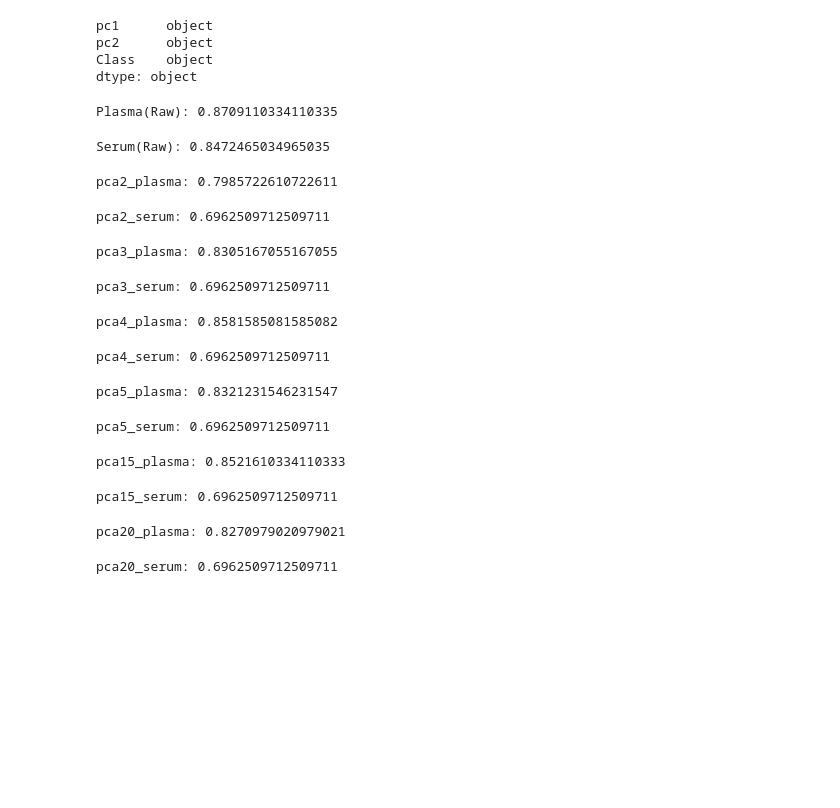
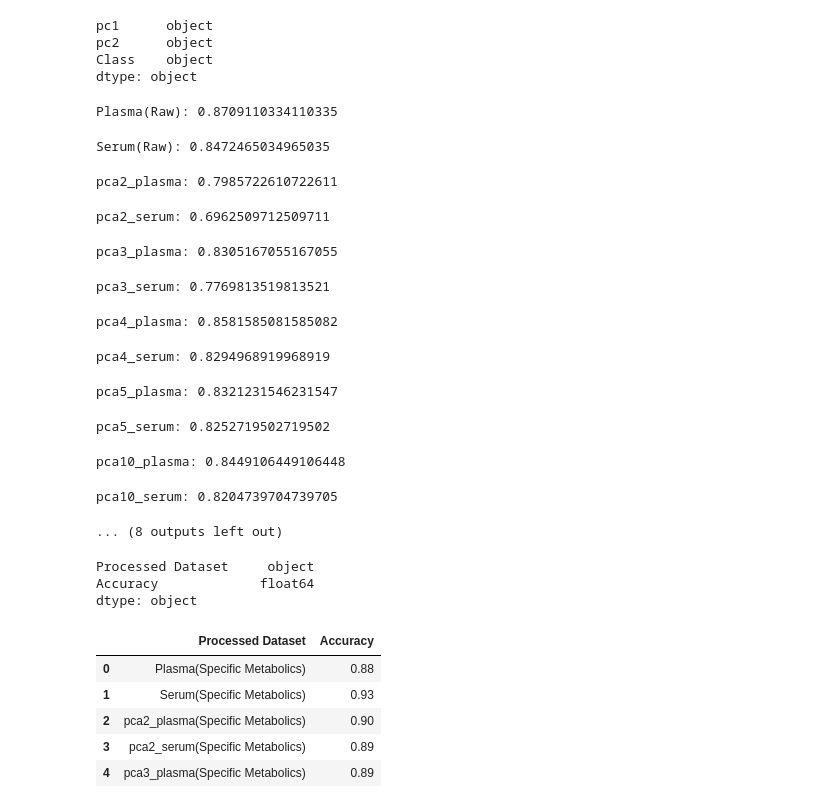
Before and after one commit to utshabkg/lung_cancer_biomarker, a Jupyter notebook: plasma_serum_raw_accuracy.ipynb, the cells around one changed output. Drawn from its saved outputs; the diff is of its cells as text; code cells hidden in the pictures; blank space fills up the shorter version.

```diff
--- a/plasma_serum_raw_accuracy.ipynb
+++ b/plasma_serum_raw_accuracy.ipynb
@@ -347,13 +348,16 @@ dtype: object
 # plasma
 # %%
 accuracy = []
-for k in [0, 2, 3, 4, 5, 15, 20]:
+for k in [0, 2, 3, 4, 5, 10, 15, 20, 22, 23]:
     if k==0:
         name = ['Plasma(Raw)', 'Serum(Raw)']
         dfs = [plasma, serum]
+    elif k==22 or k==23:
+        name = [f'tsne{k-20}_plasma', f'tsne{k-20}_serum']
+        dfs = [vars()[f'tsne{k-20}_plasma_df'], vars()[f'tsne{k-20}_serum_df']]
     else:
         name = [f'pca{k}_plasma', f'pca{k}_serum']
-        dfs = [vars()[f'pca{k}_plasma_df'], vars()[f'pca2_serum_df']]
+        dfs = [vars()[f'pca{k}_plasma_df'], vars()[f'pca{k}_serum_df']]
 
     random_state = 42
 
@@ -385,16 +389,31 @@ Serum(Raw): 0.8472465034965035
 pca2_plasma: 0.7985722610722611
 pca2_serum: 0.6962509712509711
 pca3_plasma: 0.8305167055167055
-pca3_serum: 0.6962509712509711
+pca3_serum: 0.7769813519813521
 pca4_plasma: 0.8581585081585082
-pca4_serum: 0.6962509712509711
+pca4_serum: 0.8294968919968919
 pca5_plasma: 0.8321231546231547
-pca5_serum: 0.6962509712509711
+pca5_serum: 0.8252719502719502
-pca15_plasma: 0.8521610334110333
+pca10_plasma: 0.8449106449106448
-pca15_serum: 0.6962509712509711
+pca10_serum: 0.8204739704739705
-pca20_plasma: 0.8270979020979021
+... (8 outputs left out)
-pca20_serum: 0.6962509712509711
 # %%
 accuracy_df = pd.DataFrame(accuracy, columns=['Processed Dataset', 'Accuracy'])
 # %%
 accuracy_df.to_csv('accuracy/accuracy_Raw.csv')
+accuracy_df['Accuracy'] = accuracy_df['Accuracy'].astype(float)
+accuracy_df.dtypes
+# %% [output]
+Processed Dataset     object
+Accuracy             float64
+dtype: object
+# %%
+accuracy_metabolics = pd.read_csv('accuracy/accuracy_Specific Metabolics.csv', float_precision='high').drop('Unnamed: 0', axis = 1)
+accuracy_metabolics.head()
+# %% [output]
+|  | Processed Dataset | Accuracy |
+| 0 | Plasma(Specific Metabolics) | 0.88 |
+| 1 | Serum(Specific Metabolics) | 0.93 |
+| 2 | pca2_plasma(Specific Metabolics) | 0.90 |
+| 3 | pca2_serum(Specific Metabolics) | 0.89 |
+| 4 | pca3_plasma(Specific Metabolics) | 0.89 |
```
Also changed, not shown: parts of 7 cells of this notebook, 4 other files.
